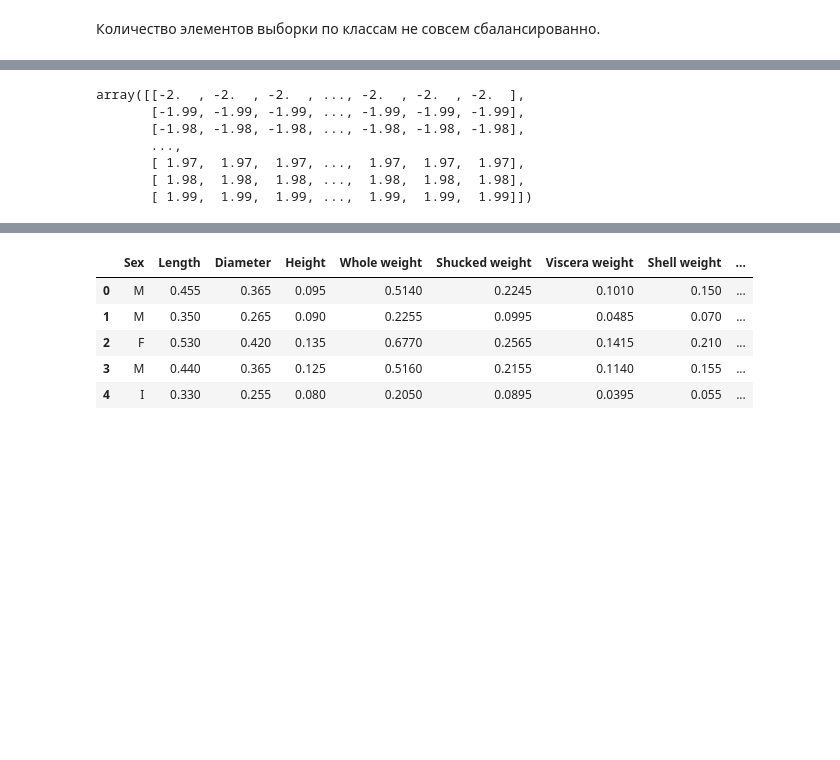
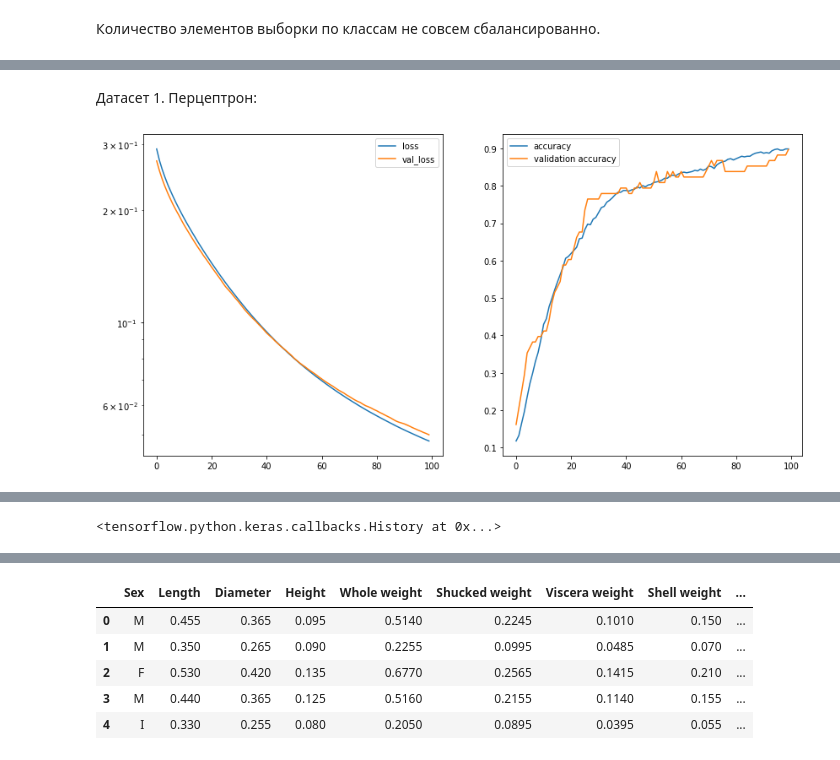
Before and after one commit to malynkovsky/ML_NN_course, a Jupyter notebook: Lab_1/Lab1_Malynkovsky.ipynb, the cells around one changed output, grey strips where cells are left out. Drawn from its saved outputs; the diff is of its cells as text; code cells hidden in the pictures; blank space fills up the shorter version.

```diff
--- a/Lab_1/Lab1_Malynkovsky.ipynb
+++ b/Lab_1/Lab1_Malynkovsky.ipynb
@@ -102,6 +143,8 @@ Index(['Genotype', 'Treatment', 'Behavior', 'class'], dtype='object')
+# %%
+df.drop(columns=['Genotype', 'Treatment', 'Behavior'],inplace=True)
 # %%
 from sklearn.preprocessing import LabelEncoder
-df = pd.get_dummies(df, columns=['Genotype', 'Treatment', 'Behavior'])
+#df = pd.get_dummies(df, columns=['Genotype', 'Treatment', 'Behavior'])
 enc = LabelEncoder()
 df['class'] = enc.fit_transform(df['class'])
 # %%
@@ -139,6 +178,0 @@ max_iter = 3500,eta0=0.00001,tol=None, penalty='l2'
-# %%
-# Create a perceptron object with the parameters: 40 iterations (epochs) over the data, and a learning rate of 0.1
-ppn = Perceptron()
-
-# Train the perceptron
-ppn.fit(X_train_std, y_train)
@@ -195,10 +178,0 @@ xx, yy = np.mgrid[-2:2:.01, -2:2:.01]
-# %%
-xx
-# %% [output]
-array([[-2.  , -2.  , -2.  , ..., -2.  , -2.  , -2.  ],
-       [-1.99, -1.99, -1.99, ..., -1.99, -1.99, -1.99],
-       [-1.98, -1.98, -1.98, ..., -1.98, -1.98, -1.98],
-       ...,
-       [ 1.97,  1.97,  1.97, ...,  1.97,  1.97,  1.97],
-       [ 1.98,  1.98,  1.98, ...,  1.98,  1.98,  1.98],
-       [ 1.99,  1.99,  1.99, ...,  1.99,  1.99,  1.99]])
@@ -206,0 +179,14 @@ y_pred
+# %% [markdown]
+Датасет 1. Перцептрон:
+# %%
+encoder = OneHotEncoder(sparse=False)
+y = encoder.fit_transform( np.array(y_train).reshape(-1, 1))
+# %%
+model = Sequential()
+model.add(Dense(8, input_shape=(X_train_std.shape[1],)))
+model.add(Activation(hard_sigmoid))
+sgd = SGD(learning_rate=0.1)
+model.compile(loss='mse', optimizer=sgd, metrics=['accuracy'])
+model.fit(X_train_std,y,epochs=100, validation_split=0.1, callbacks=[plot_losses])
+# %% [output]
+[figure, added]
@@ -206,0 +194 @@ y_pred
+<tensorflow.python.keras.callbacks.History at 0x...>
```
Also changed, not shown: parts of 55 cells of this notebook.
